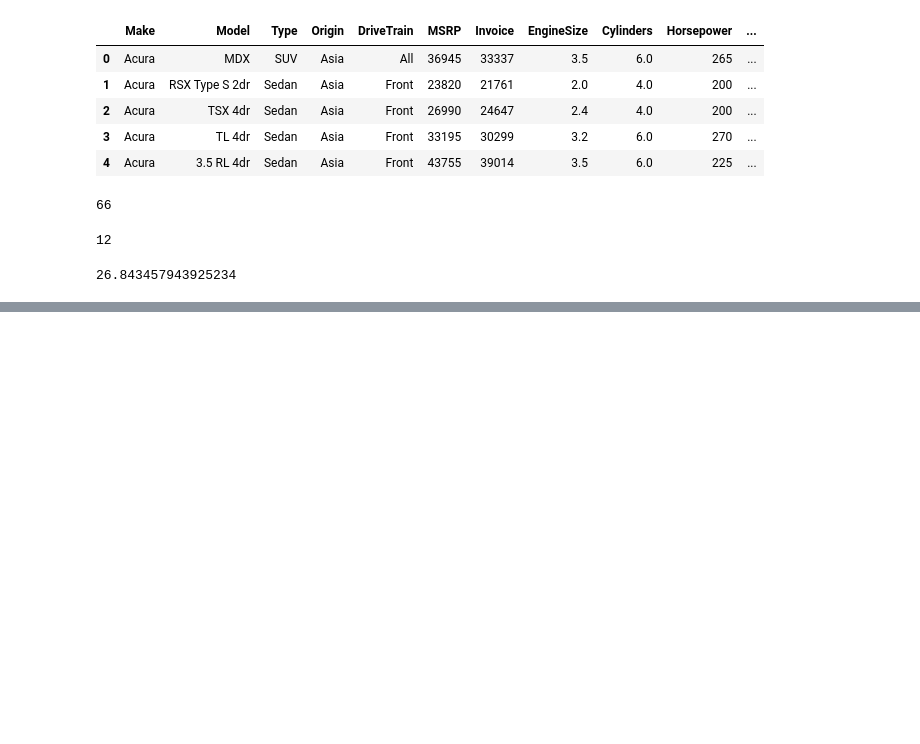
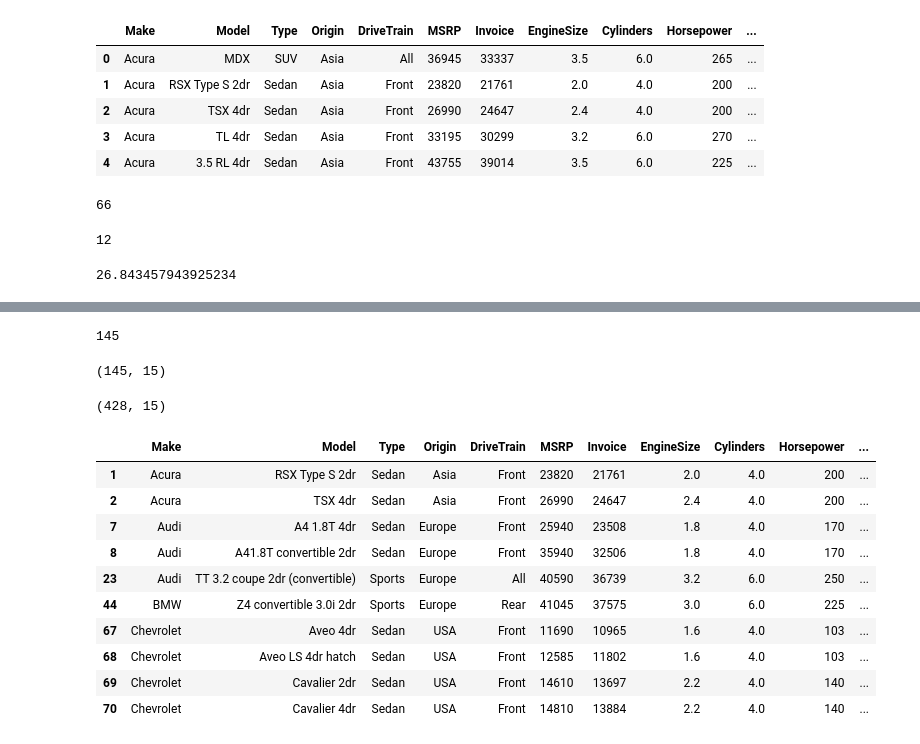
Before and after one commit to mvq23/python_23, a Jupyter notebook: Jupyter/Pandas.ipynb, the cells around one changed output, grey strips where cells are left out. Cells and saved outputs as stored; diff of their text form; code cells hidden in the pictures; blank space fills up the shorter version.

```diff
--- a/Jupyter/Pandas.ipynb
+++ b/Jupyter/Pandas.ipynb
@@ -305,0 +441,26 @@ cars.MPG_Highway.mean()
+# %%
+(cars.MPG_City > 20).sum()
+# %% [output]
+145
+# %%
+cars[cars.MPG_City > 20].shape
+# %% [output]
+(145, 15)
+# %%
+cars.shape
+# %% [output]
+(428, 15)
+# %%
+cars[cars.MPG_City > 20].head(10)
+# %% [output]
+|  | Make | Model | Type | Origin | DriveTrain | MSRP | Invoice | EngineSize | Cylinders | Horsepower | ... |
+| 1 | Acura | RSX Type S 2dr | Sedan | Asia | Front | 23820 | 21761 | 2.0 | 4.0 | 200 | ... |
+| 2 | Acura | TSX 4dr | Sedan | Asia | Front | 26990 | 24647 | 2.4 | 4.0 | 200 | ... |
+| 7 | Audi | A4 1.8T 4dr | Sedan | Europe | Front | 25940 | 23508 | 1.8 | 4.0 | 170 | ... |
+| 8 | Audi | A41.8T convertible 2dr | Sedan | Europe | Front | 35940 | 32506 | 1.8 | 4.0 | 170 | ... |
+| 23 | Audi | TT 3.2 coupe 2dr (convertible) | Sports | Europe | All | 40590 | 36739 | 3.2 | 6.0 | 250 | ... |
+| 44 | BMW | Z4 convertible 3.0i 2dr | Sports | Europe | Rear | 41045 | 37575 | 3.0 | 6.0 | 225 | ... |
+| 67 | Chevrolet | Aveo 4dr | Sedan | USA | Front | 11690 | 10965 | 1.6 | 4.0 | 103 | ... |
+| 68 | Chevrolet | Aveo LS 4dr hatch | Sedan | USA | Front | 12585 | 11802 | 1.6 | 4.0 | 103 | ... |
+| 69 | Chevrolet | Cavalier 2dr | Sedan | USA | Front | 14610 | 13697 | 2.2 | 4.0 | 140 | ... |
+| 70 | Chevrolet | Cavalier 4dr | Sedan | USA | Front | 14810 | 13884 | 2.2 | 4.0 | 140 | ... |
```
Also changed, not shown: parts of 21 cells of this notebook.
